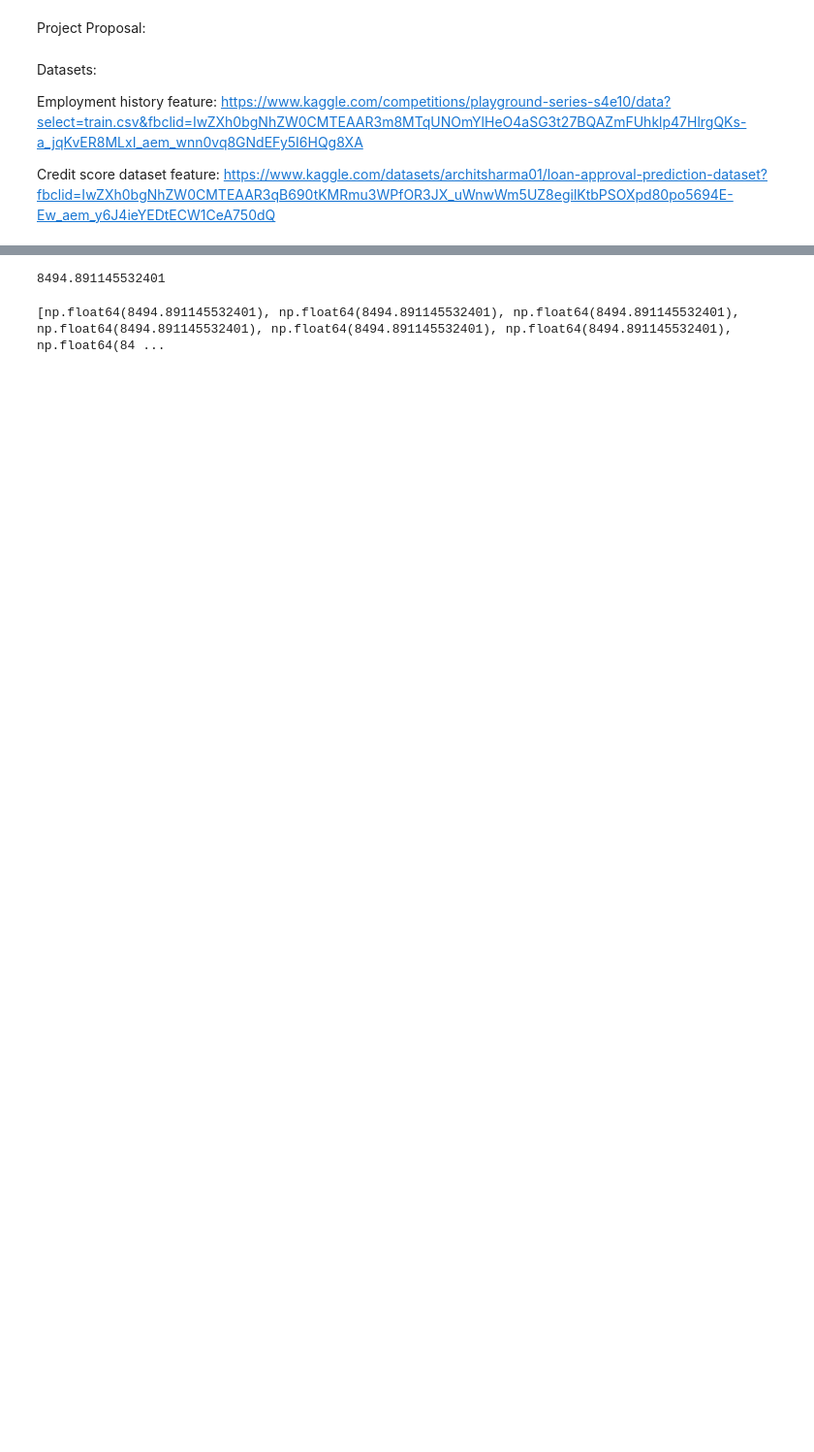
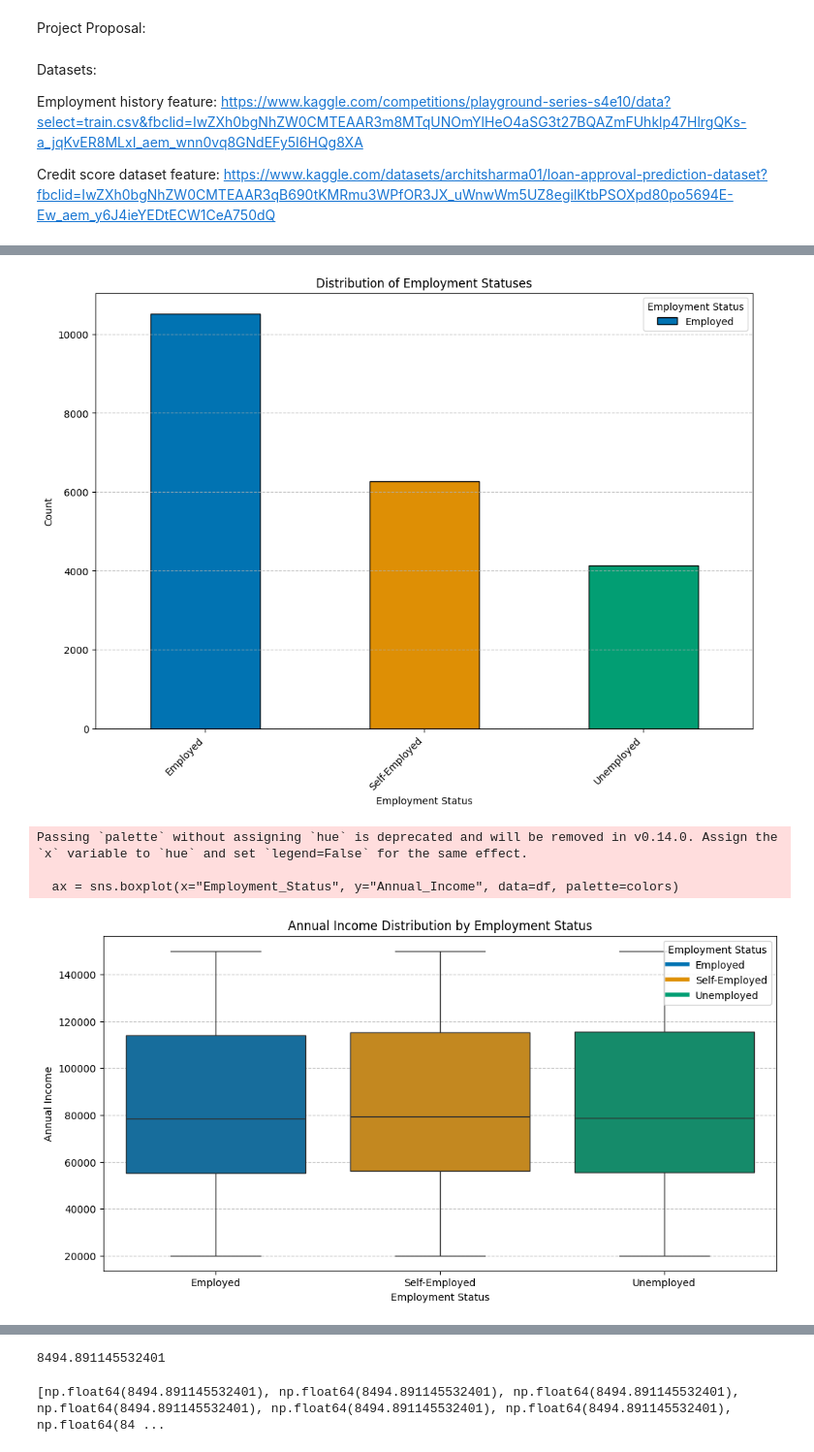
Before and after one commit to Harithelamin/ACIT4620-24H-G6, a Jupyter notebook: main.ipynb, the cells around one changed output, grey strips where cells are left out. Shown at 97% size. Cells and saved outputs as stored; diff of their text form; code cells hidden in the pictures; blank space fills up the shorter version.

```diff
--- a/main.ipynb
+++ b/main.ipynb
@@ -85,3 +68,8 @@ https://www.kaggle.com/datasets/architsharma01/loan-approval-prediction-dataset?
 # %%
 # Read the CSV file
 data = pd.read_csv('../ACIT4620-24H-G6/dataset/loan_dataset.csv')
+
+with open('dataset/filtered_df.pkl', 'rb') as f:
+    df = pickle.load(f)
+
+df
@@ -180,0 +176,63 @@ plt.show()
+# %%
+# Set seaborn colorblind palette
+sns.set_palette("colorblind")
+
+# Plot 1: Distribution of Employment Statuses with rotated x labels using colorblind palette for each status
+plt.figure(figsize=(12, 8))
+colors = sns.color_palette("colorblind", n_colors=len(df["Employment_Status"].unique()))
+ax = df["Employment_Status"].value_counts().plot(kind="bar", color=colors, edgecolor="black")
+plt.title("Distribution of Employment Statuses")
+plt.xlabel("Employment Status")
+plt.ylabel("Count")
+plt.xticks(rotation=45, ha='right')  # Rotate x labels
+plt.grid(axis="y", linestyle="--", alpha=0.7)
+plt.legend(title="Employment Status", labels=df["Employment_Status"].unique())
+plt.show()
+
+# Plot 2: Boxplot for Annual Income by Employment Status with manually set colors and correct legend
+plt.figure(figsize=(12, 6))
+
+# Manually set the color for each Employment Status (3 colors)
+colors = sns.color_palette("colorblind", n_colors=3)
+
+# Create the boxplot without the legend
+ax = sns.boxplot(x="Employment_Status", y="Annual_Income", data=df, palette=colors)
+
+# Set title and labels
+plt.title("Annual Income Distribution by Employment Status")
+plt.xlabel("Employment Status")
+plt.ylabel("Annual Income")
+plt.grid(axis="y", linestyle="--", alpha=0.7)
+
+# Manually creating the legend to match colors
+handles = [plt.Line2D([0], [0], color=colors[i], lw=4) for i in range(3)]
+plt.legend(handles, df["Employment_Status"].unique(), title="Employment Status", loc="upper right")
+
+# Show the plot
+plt.show()
+
+# Plot 3: Count plot for Loan Approval Status by Loan Type
+plt.figure(figsize=(12, 8))
+ax = sns.countplot(x="Loan_Type", hue="Loan_Approval_Status", data=df, palette="colorblind")
+plt.title("Loan Approval Status by Loan Type")
+plt.xlabel("Loan Type")
+plt.ylabel("Count")
+plt.legend(title="Loan Approval Status", loc="upper right", labels=["Not Approved", "Approved"])
+plt.grid(axis="y", linestyle="--", alpha=0.7)
+plt.show()
+
+# Plot 4: Distribution of Loan Amount Requested
+plt.figure(figsize=(12, 8))
+sns.histplot(df["Loan_Amount_Requested"], bins=35, kde=True, color=sns.color_palette("colorblind")[0], edgecolor="black")
+plt.title("Distribution of Loan Amount Requested")
+plt.xlabel("Loan Amount Requested")
+plt.ylabel("Frequency")
+plt.grid(axis="y", linestyle="--", alpha=0.7)
+plt.legend(title="Loan Amount Requested", labels=["Loan Requested"])
+plt.show()
+# %% [output]
+[figure, added]
+Passing `palette` without assigning `hue` is deprecated and will be removed in v0.14.0. Assign the `x` variable to `hue` and set `legend=False` for the same effect.
+
+  ax = sns.boxplot(x="Employment_Status", y="Annual_Income", data=df, palette=colors)
+[figure, added]
```
Also changed, not shown: parts of 34 cells of this notebook, 2 other files.
